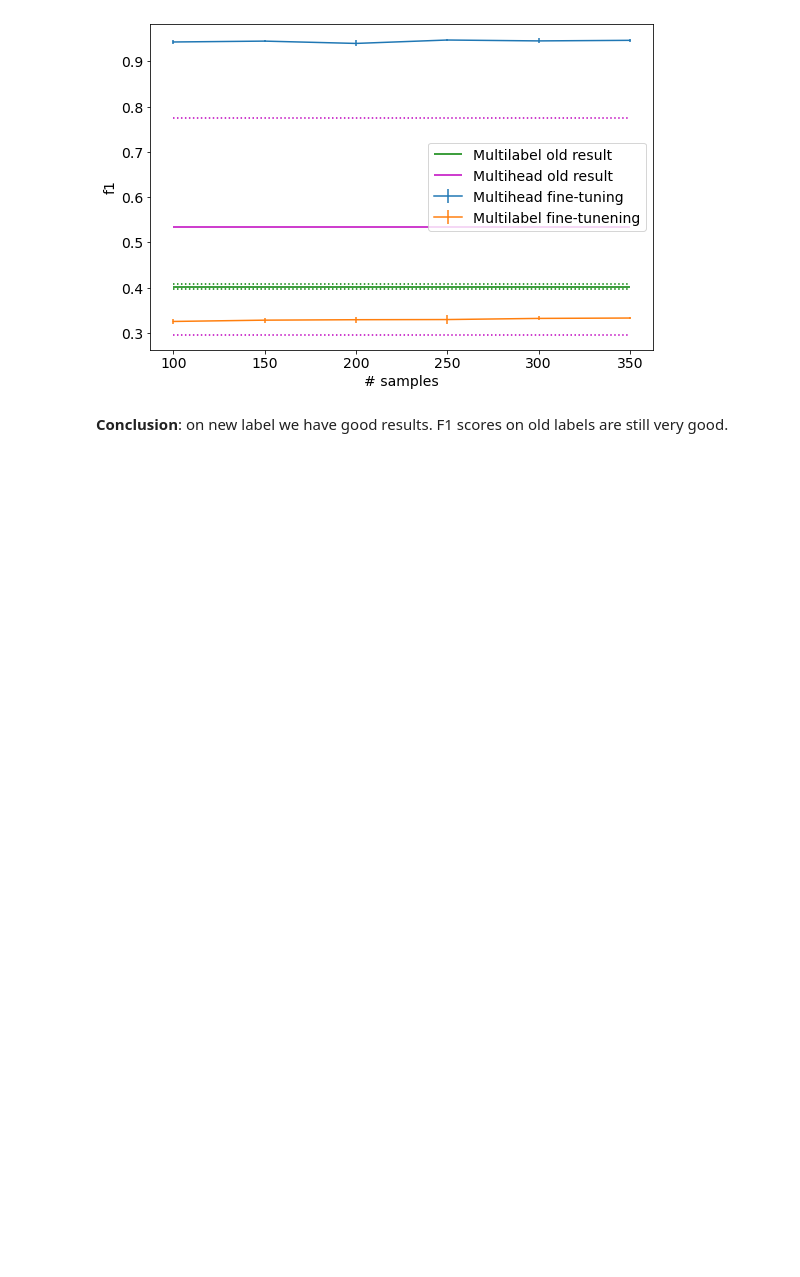
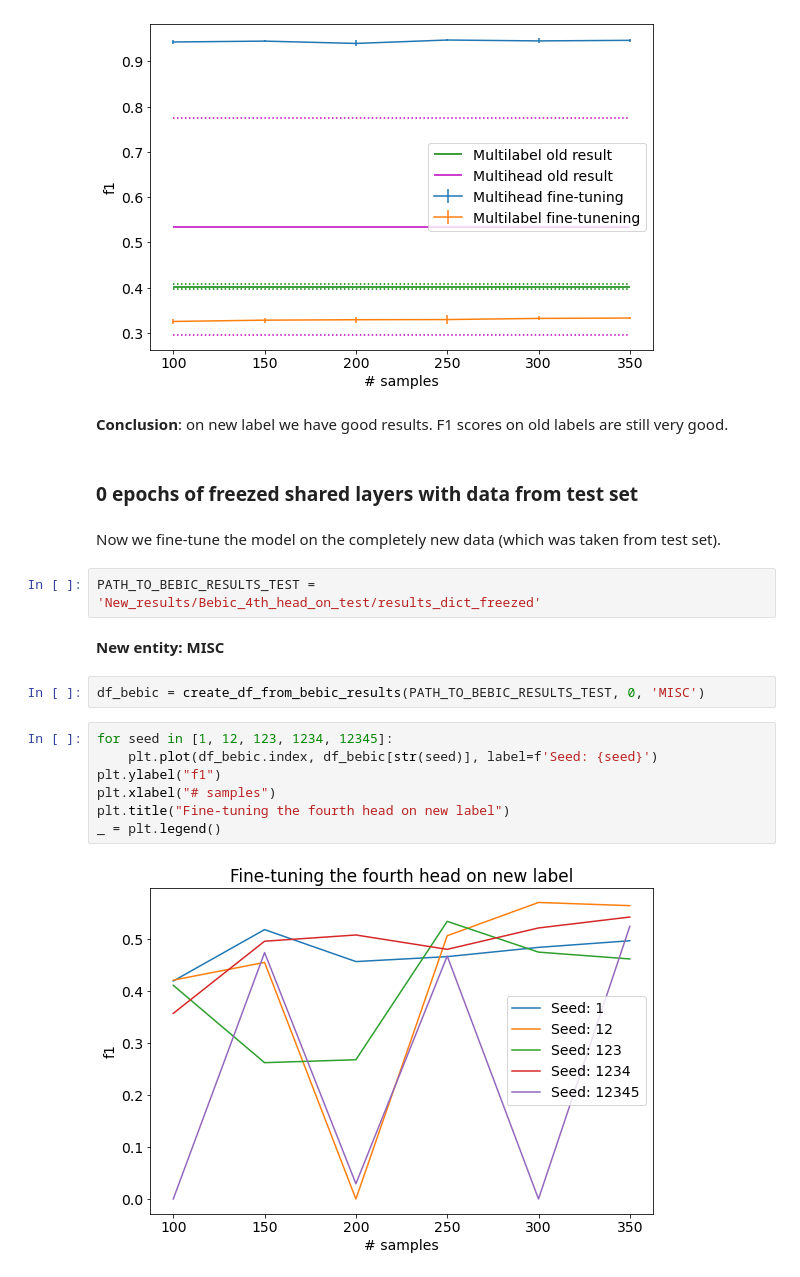
Before and after one commit to DChulok/I-want-to-learn-NLP, a Jupyter notebook: CoNLL-model/Fine-tune-4th-head.ipynb, the cells around one changed output. Saved outputs shown, nothing was run; the diff lists cells and outputs as text; blank space fills up the shorter version.

```diff
--- a/CoNLL-model/Fine-tune-4th-head.ipynb
+++ b/CoNLL-model/Fine-tune-4th-head.ipynb
@@ -271,3 +272,22 @@ compare_results(df_beboc, df_bebic, df_beboc_folds, df_bebic_folds, 'PER')
 [figure]
 # %% [markdown]
 __Conclusion__: on new label we have good results. F1 scores on old labels are still very good.
+# %% [markdown]
+### 0 epochs of freezed shared layers with data from test set
+# %% [markdown]
+Now we fine-tune the model on the completely new data (which was taken from test set).
+# %%
+PATH_TO_BEBIC_RESULTS_TEST = 'New_results/Bebic_4th_head_on_test/results_dict_freezed'
+# %% [markdown]
+__New entity: MISC__
+# %%
+df_bebic = create_df_from_bebic_results(PATH_TO_BEBIC_RESULTS_TEST, 0, 'MISC')
+# %%
+for seed in [1, 12, 123, 1234, 12345]:
+    plt.plot(df_bebic.index, df_bebic[str(seed)], label=f'Seed: {seed}')
+plt.ylabel("f1")
+plt.xlabel("# samples")
+plt.title("Fine-tuning the fourth head on new label")
+_ = plt.legend()
+# %% [output]
+[figure, added]
```
Also changed, not shown: parts of 12 cells of this notebook, 4 other files.
